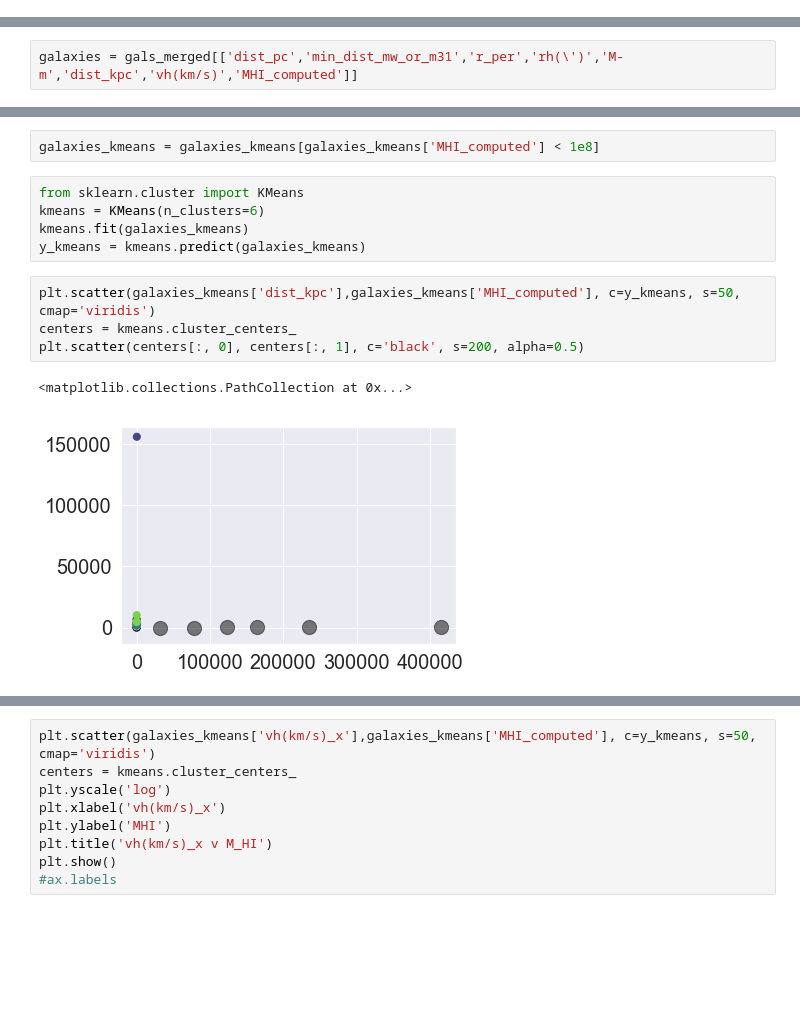
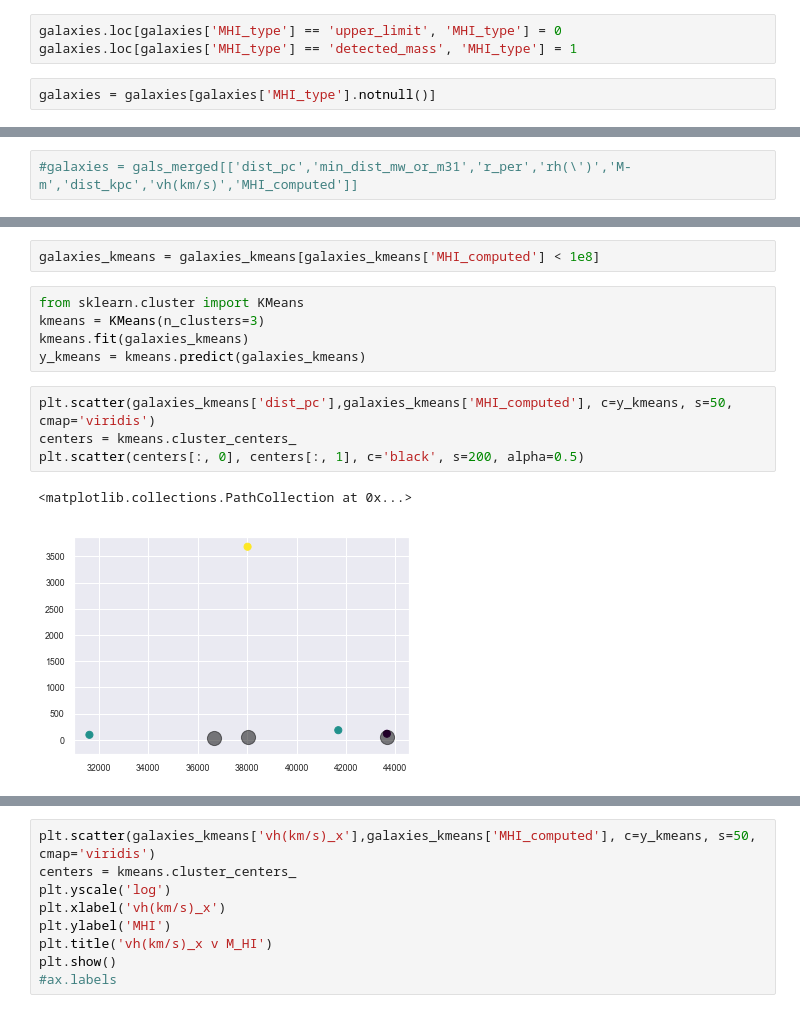
Before and after one commit to janagrc/HIdwarflimits, a Jupyter notebook: HI_Limits.ipynb, the cells around one changed output, grey strips where cells are left out. Saved outputs shown, nothing was run; the diff lists cells and outputs as text; blank space fills up the shorter version.

```diff
--- a/HI_Limits.ipynb
+++ b/HI_Limits.ipynb
@@ -2507,0 +2541,5 @@ gals_merged.to_csv('/Users/janagrc/repos/dwarfs/HIdwarflimits/dwarfs.csv')
+# %%
+galaxies.loc[galaxies['MHI_type'] == 'upper_limit', 'MHI_type'] = 0
+galaxies.loc[galaxies['MHI_type'] == 'detected_mass', 'MHI_type'] = 1
+# %%
+galaxies = galaxies[galaxies['MHI_type'].notnull()]
@@ -2530,5 +2721,5 @@ list(gals_merged.columns)
 # %%
-galaxies = gals_merged[['dist_pc','min_dist_mw_or_m31','r_per','rh(\')','M-m','dist_kpc','vh(km/s)','MHI_computed']]
+#galaxies = gals_merged[['dist_pc','min_dist_mw_or_m31','r_per','rh(\')','M-m','dist_kpc','vh(km/s)','MHI_computed']]
 # %%
 galaxies_kmeans = galaxies
 galaxies_kmeans.columns
@@ -2544,16 +2737,16 @@ galaxies_kmeans = galaxies_kmeans.dropna()
 galaxies_kmeans = galaxies_kmeans[galaxies_kmeans['MHI_computed'] < 1e8]
 # %%
 from sklearn.cluster import KMeans
-kmeans = KMeans(n_clusters=6)
+kmeans = KMeans(n_clusters=3)
 kmeans.fit(galaxies_kmeans)
 y_kmeans = kmeans.predict(galaxies_kmeans)
 # %%
-plt.scatter(galaxies_kmeans['dist_kpc'],galaxies_kmeans['MHI_computed'], c=y_kmeans, s=50, cmap='viridis')
+plt.scatter(galaxies_kmeans['dist_pc'],galaxies_kmeans['MHI_computed'], c=y_kmeans, s=50, cmap='viridis')
 centers = kmeans.cluster_centers_
 plt.scatter(centers[:, 0], centers[:, 1], c='black', s=200, alpha=0.5)
 # %% [output]
 <matplotlib.collections.PathCollection at 0x...>
-[figure, old version]
+[figure, new version]
 # %%
 plt.scatter(galaxies_kmeans['dist_kpc'],galaxies_kmeans['MHI_computed'], c=y_kmeans, s=50, cmap='viridis')
 centers = kmeans.cluster_centers_
```
Also changed, not shown: parts of 67 cells of this notebook, 1 other file.
